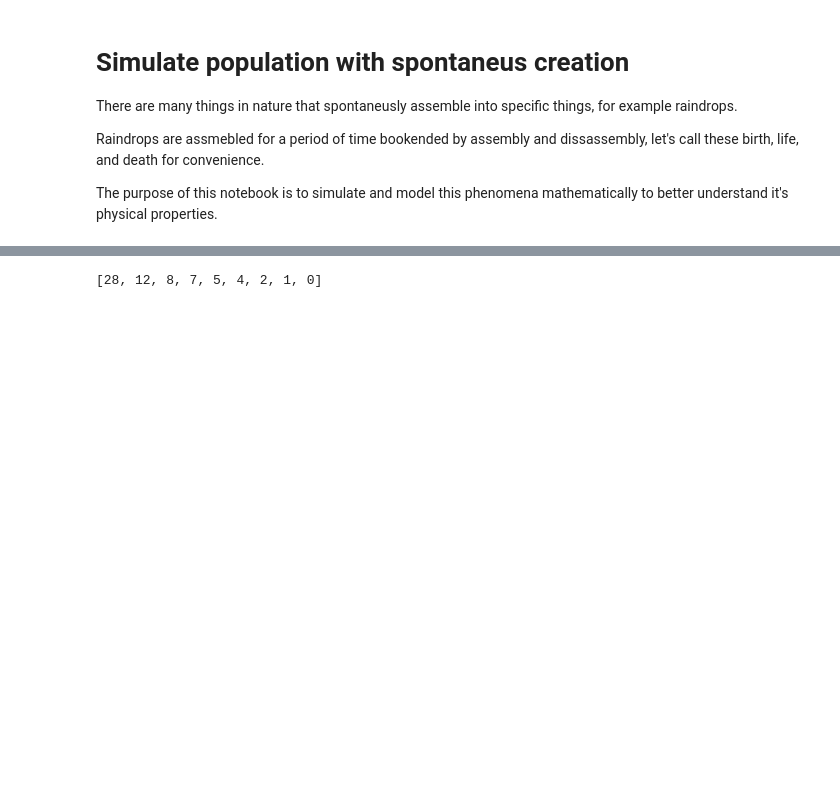
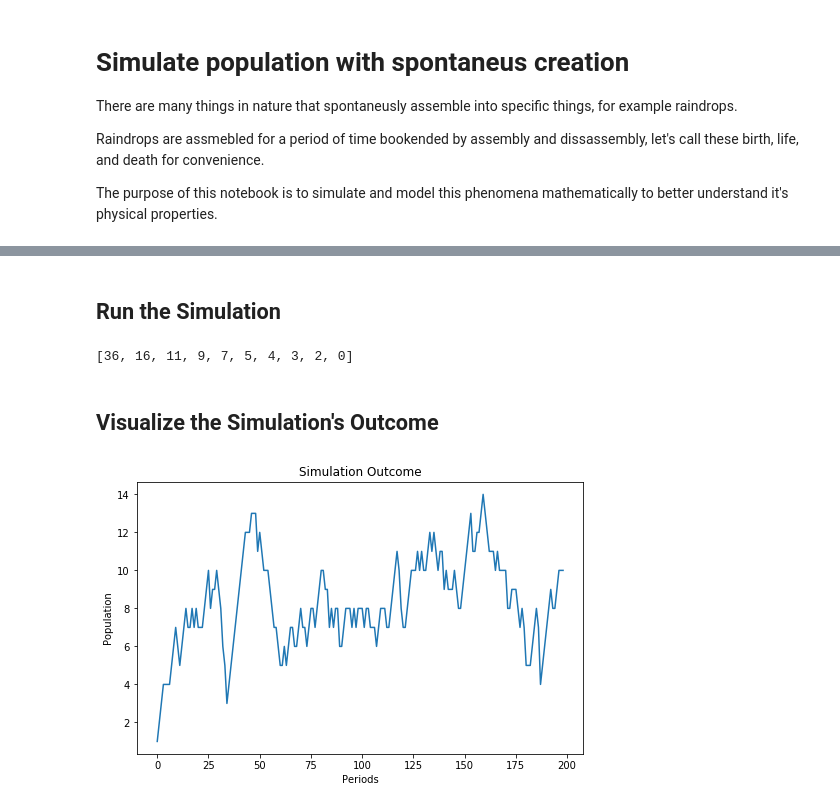
Before and after one commit to hansintheair/SimulatePopulation, a Jupyter notebook: PopulationGrowth.ipynb, the cells around one changed output, grey strips where cells are left out. Saved outputs shown, nothing was run; the diff lists cells and outputs as text; code cells hidden in the pictures; blank space fills up the shorter version.

Commit message:
Draw line graph of simulation results

```diff
--- a/PopulationGrowth.ipynb
+++ b/PopulationGrowth.ipynb
@@ -39,13 +45,15 @@ class entity():
 
 
 class environment():
-    """ The environment contains the population and boundary conditions."""
+    """ The environment tracks the population and parameters of the simulation."""
 
     def __init__(self, birth_rate, death_chance):
         self.birth_rate = birth_rate
         self.death_chance = death_chance
         self.population = []
+        self.history =[]
 
     def __call__(self):
         self.population = [e() for e in self.population if not trial(self.death_chance)]
         self.population.append(entity())
+        self.history.append(len(self.population))
@@ -54,5 +60,2 @@ env = environment(1, .1)
-# %%
-env()
-env.population
-# %% [output]
-[28, 12, 8, 7, 5, 4, 2, 1, 0]
+# %% [markdown]
+## Run the Simulation
@@ -58,0 +65,19 @@ env.population
+# %%
+# Press CTRL-ENTER to bring the simulation forward by one time step.
+env()
+env.population
+# %% [output]
+[36, 16, 11, 9, 7, 5, 4, 3, 2, 0]
+# %% [markdown]
+## Visualize the Simulation's Outcome
+# %%
+fig = plt.figure(figsize=(8,5))
+ax = plt.axes()
+ax.set_title("Simulation Outcome")
+ax.xaxis.set_label_text("Periods")
+ax.yaxis.set_label_text("Population")
+
+ax.plot(env.history)
+plt.show()
+# %% [output]
+[figure, added]
```
Also changed, not shown: parts of 3 cells of this notebook.
